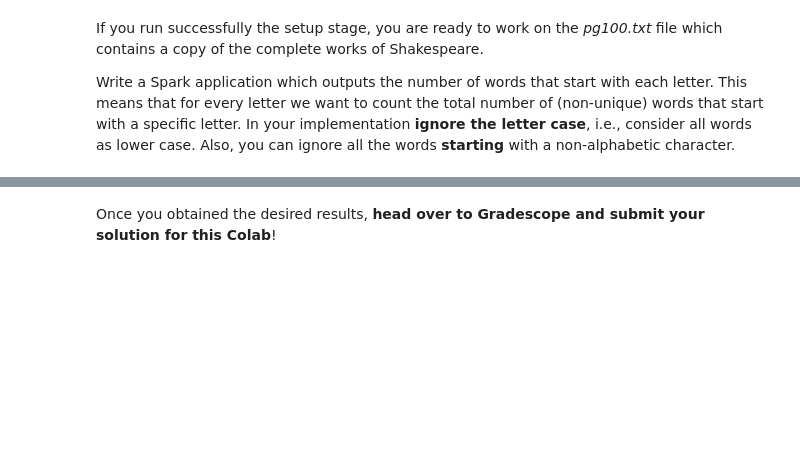
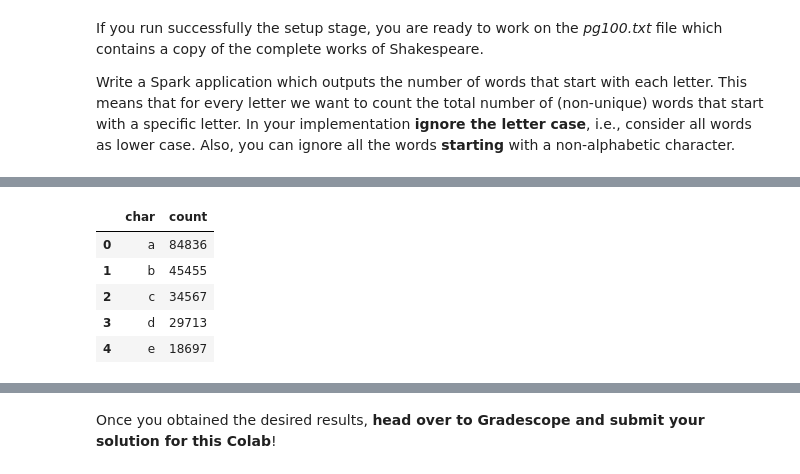
Before and after one commit to lnodin/mining-massive-datasets, a Jupyter notebook: CS246_Colab_1.ipynb, the cells around one changed output, grey strips where cells are left out. Cells and saved outputs as stored; diff of their text form; code cells hidden in the pictures; blank space fills up the shorter version.

```diff
--- a/CS246_Colab_1.ipynb
+++ b/CS246_Colab_1.ipynb
@@ -69,5 +69,5 @@ spark = SparkSession.builder.getOrCreate()
 sc = spark.sparkContext
 # %%
 # YOUR
-txt = spark.read.text("")
-txt.
+txt = sc.textFile('pg100.txt')
+txt.take(3)
@@ -77,0 +101,10 @@ txt.
+# %%
+df['count'] = df['char'].apply(counting)
+df.head()
+# %% [output]
+|  | char | count |
+| 0 | a | 84836 |
+| 1 | b | 45455 |
+| 2 | c | 34567 |
+| 3 | d | 29713 |
+| 4 | e | 18697 |
```
Also changed, not shown: parts of 8 cells of this notebook.
